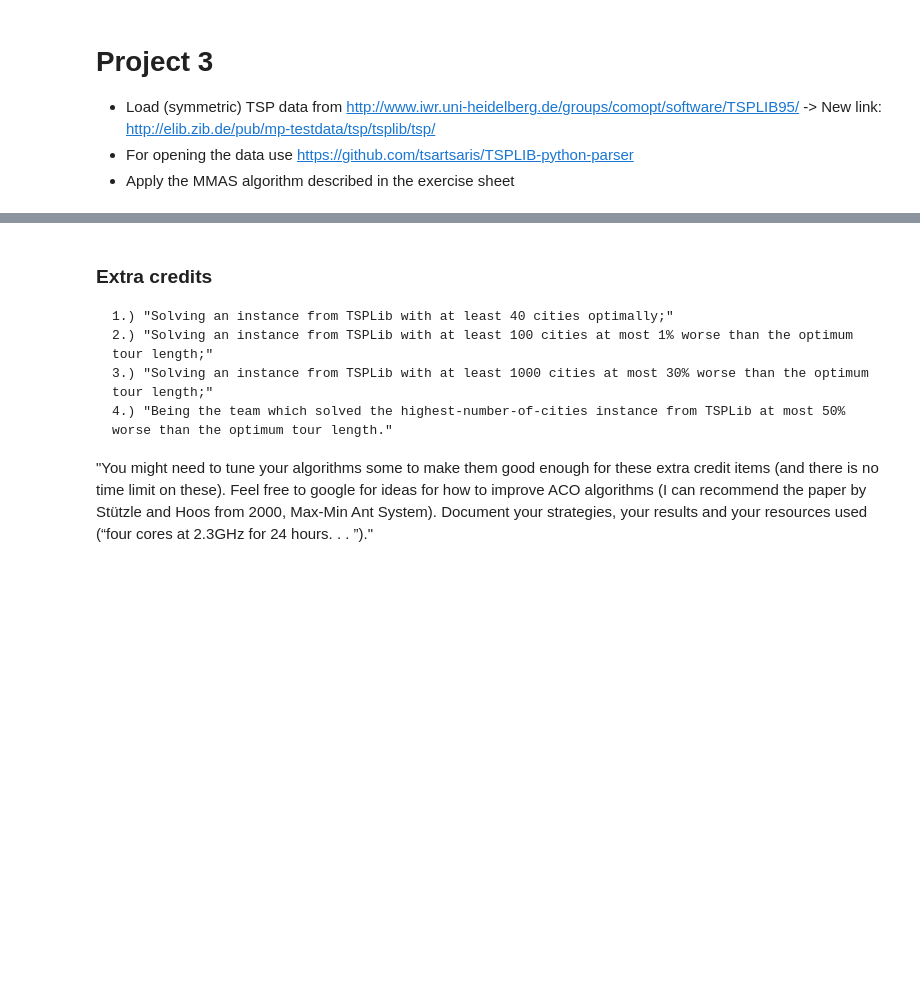
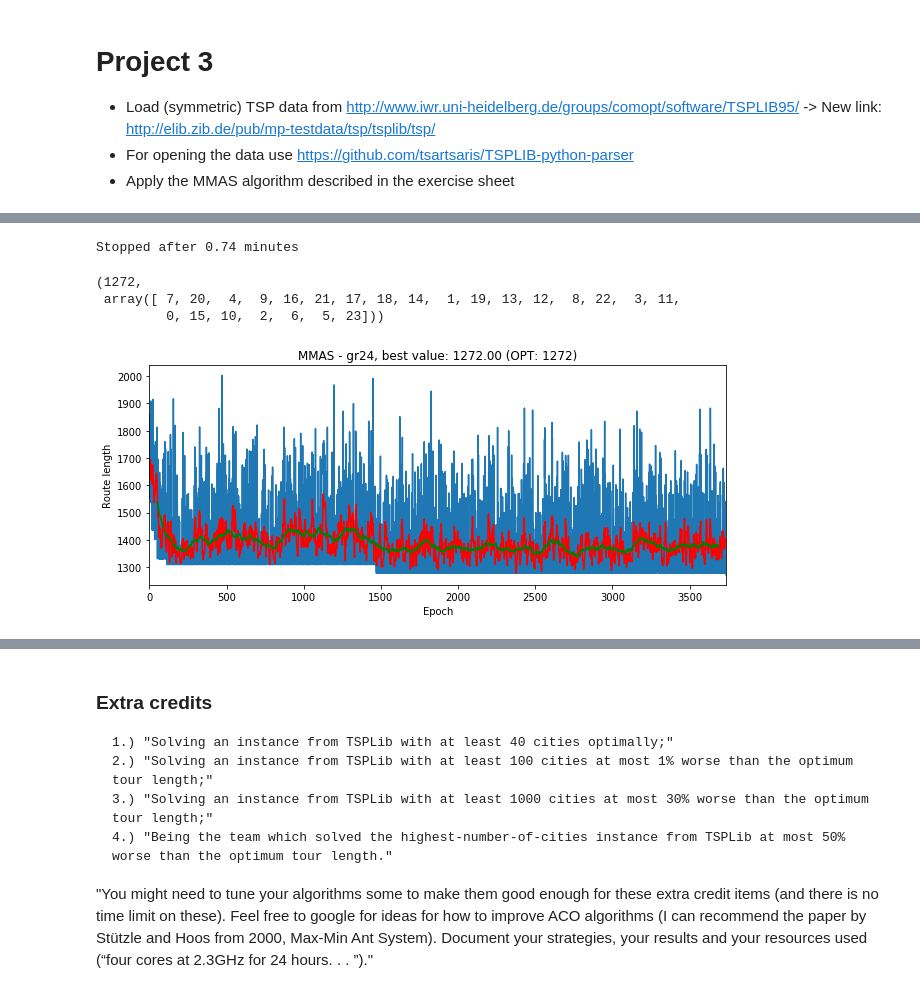
Before and after one commit to Chaoste/course-nia, a Jupyter notebook: project3/project3.ipynb, the cells around one changed output, grey strips where cells are left out. Cells and saved outputs as stored; diff of their text form; code cells hidden in the pictures; blank space fills up the shorter version.

```diff
--- a/project3/project3.ipynb
+++ b/project3/project3.ipynb
@@ -158,0 +39,10 @@ mmas.plot()
+# %%
+np.random.seed(0)
+mmas = algo.MMAS(gr24_problem, wall_clock_time=10*60, beta=4)
+mmas()
+# %% [output]
+Stopped after 0.74 minutes
+(1272,
+ array([ 7, 20,  4,  9, 16, 21, 17, 18, 14,  1, 19, 13, 12,  8, 22,  3, 11,
+         0, 15, 10,  2,  6,  5, 23]))
+[figure, added]
```
Also changed, not shown: parts of 21 cells of this notebook, 8 other files.
